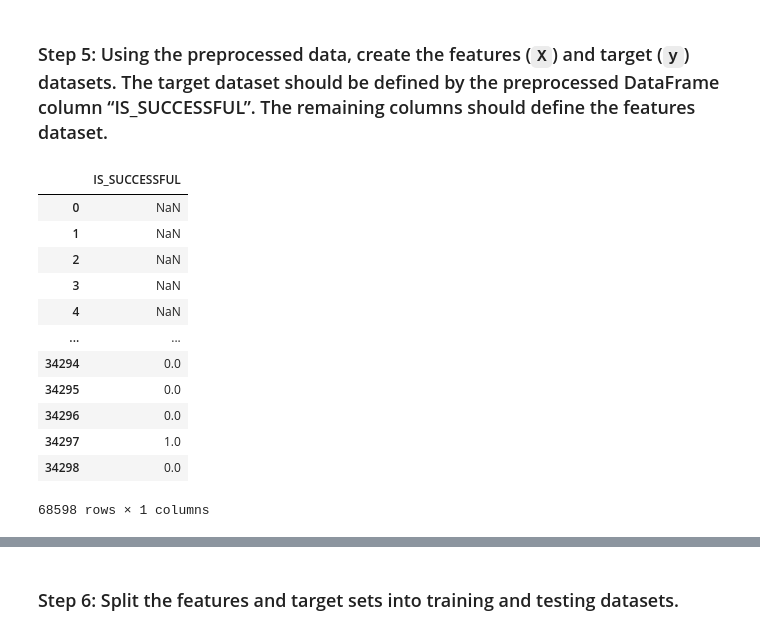
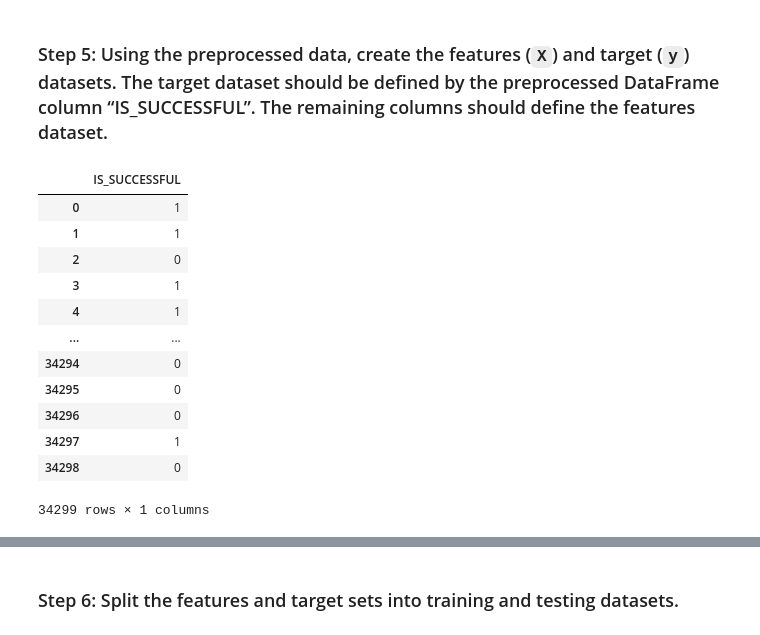
Before and after one commit to jpdoyle123/Module_13_Challenge, a Jupyter notebook: Module_13_Challenge_Starter_Code-5/GC_venture_funding_with_deep_learning.ipynb, the cells around one changed output, grey strips where cells are left out. Saved outputs shown, nothing was run; the diff lists cells and outputs as text; code cells hidden in the pictures.

```diff
--- a/Module_13_Challenge_Starter_Code-5/GC_venture_funding_with_deep_learning.ipynb
+++ b/Module_13_Challenge_Starter_Code-5/GC_venture_funding_with_deep_learning.ipynb
@@ -151,7 +151,7 @@ applicant_data_df.head()
 ### Step 3: Encode the dataset’s categorical variables using `OneHotEncoder`, and then place the encoded variables into a new DataFrame.
 # %%
 # Create a list of categorical variables
-categorical_variables = ['APPLICATION_TYPE', 'AFFILIATION', 'CLASSIFICATION', 'USE_CASE', 'ORGANIZATION', 'SPECIAL_CONSIDERATIONS', 'INCOME_AMT', 'STATUS']
+categorical_variables = ['APPLICATION_TYPE', 'AFFILIATION', 'CLASSIFICATION', 'USE_CASE', 'ORGANIZATION', 'SPECIAL_CONSIDERATIONS', 'INCOME_AMT']
 
 # Display the categorical variables list
 categorical_variables
@@ -193,6 +198,10 @@ encoded_df.head()
 > **Note** To complete this step, you will employ the Pandas `concat()` function that was introduced earlier in this course.
 # %%
 # Add the numerical variables from the original DataFrame to the one-hot encoding DataFrame
-encoded_df = pd.concat([encoded_df, applicant_data_df.drop(categorical_variables, axis=1)])
+numerical_df = applicant_data_df.loc[:, ['STATUS', 'ASK_AMT', 'IS_SUCCESSFUL']]
+numerical_df.index = encoded_df.index
 
+encoded_df_2 = pd.concat([encoded_df, numerical_df], axis=1)
 # Review the Dataframe
+
+encoded_df_2
@@ -200,22 +223,22 @@ encoded_df = pd.concat([encoded_df, applicant_data_df.drop(categorical_variables
 ### Step 5: Using the preprocessed data, create the features (`X`) and target (`y`) datasets. The target dataset should be defined by the preprocessed DataFrame column “IS_SUCCESSFUL”. The remaining columns should define the features dataset.
 # %%
 # Define the target set y using the IS_SUCCESSFUL column
-y = encoded_df.iloc[:, 116:117]
+y = encoded_df_2.iloc[:, 116:117 ]
 # Display a sample of y
 y
 # %% [output]
 |  | IS_SUCCESSFUL |
-| 0 | NaN |
-| 1 | NaN |
-| 2 | NaN |
-| 3 | NaN |
-| 4 | NaN |
+| 0 | 1 |
+| 1 | 1 |
+| 2 | 0 |
+| 3 | 1 |
+| 4 | 1 |
 | ... | ... |
-| 34294 | 0.0 |
-| 34295 | 0.0 |
-| 34296 | 0.0 |
-| 34297 | 1.0 |
-| 34298 | 0.0 |
+| 34294 | 0 |
+| 34295 | 0 |
+| 34296 | 0 |
+| 34297 | 1 |
+| 34298 | 0 |
-68598 rows × 1 columns
+34299 rows × 1 columns
 # %%
 # Define features set X by selecting all columns but IS_SUCCESSFUL
```
Also changed, not shown: parts of 29 cells of this notebook.
